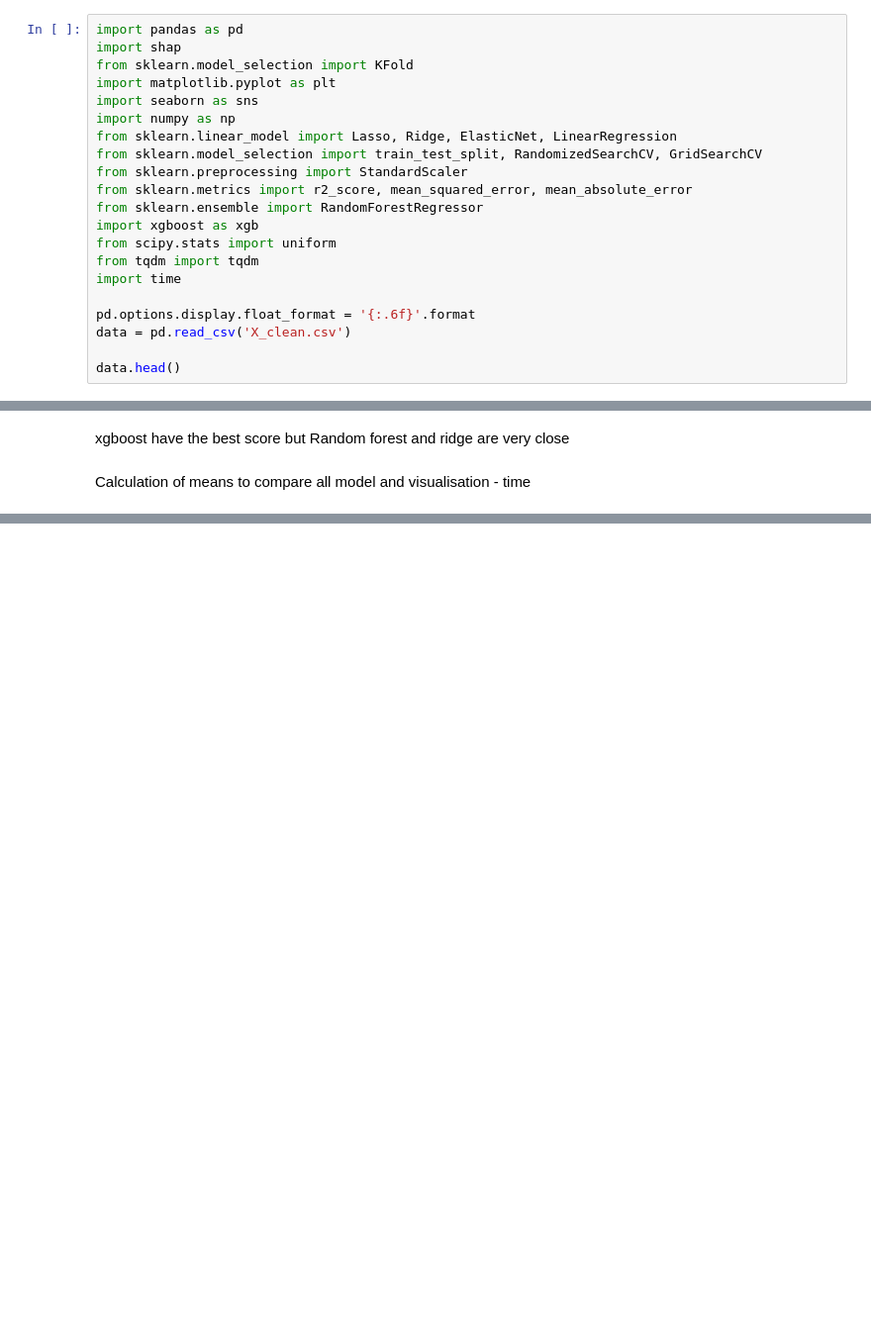
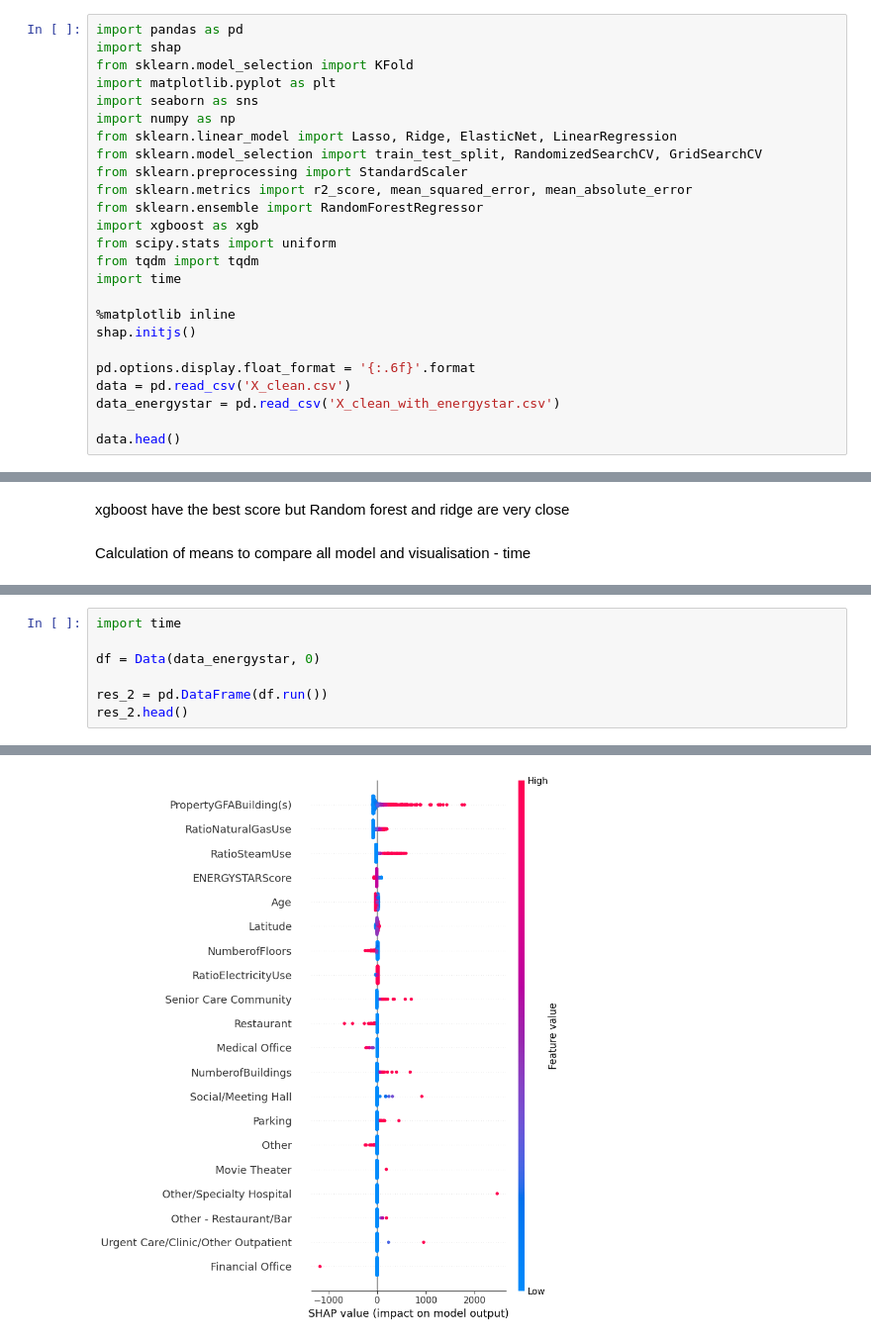
Before and after one commit to hystb/P3_OC_Anticipez_les_besoins_en_consommation_de_batiments, a Jupyter notebook: Milan_Nicolas_3_notebook_prediction_082024.ipynb, the cells around one changed output, grey strips where cells are left out. Shown at 99% size. Drawn from its saved outputs; the diff is of its cells as text; blank space fills up the shorter version.

```diff
--- a/Milan_Nicolas_3_notebook_prediction_082024.ipynb
+++ b/Milan_Nicolas_3_notebook_prediction_082024.ipynb
@@ -17,8 +17,12 @@ from scipy.stats import uniform
 from tqdm import tqdm
 import time
 
+%matplotlib inline
+shap.initjs()
+
 pd.options.display.float_format = '{:.6f}'.format
 data = pd.read_csv('X_clean.csv')
+data_energystar = pd.read_csv('X_clean_with_energystar.csv')
 
 data.head()
 # %% [output]
@@ -301,0 +313,8 @@ the ones with the best time have very bad R2 score, so we keep only these 2 : ri
+# %%
+import time
+
+df = Data(data_energystar, 0)
+
+res_2 = pd.DataFrame(df.run())
+res_2.head()
+# %% [output]
@@ -301,0 +323 @@ the ones with the best time have very bad R2 score, so we keep only these 2 : ri
+[figure, added]
```
Also changed, not shown: parts of 15 cells of this notebook, 2 other files.
